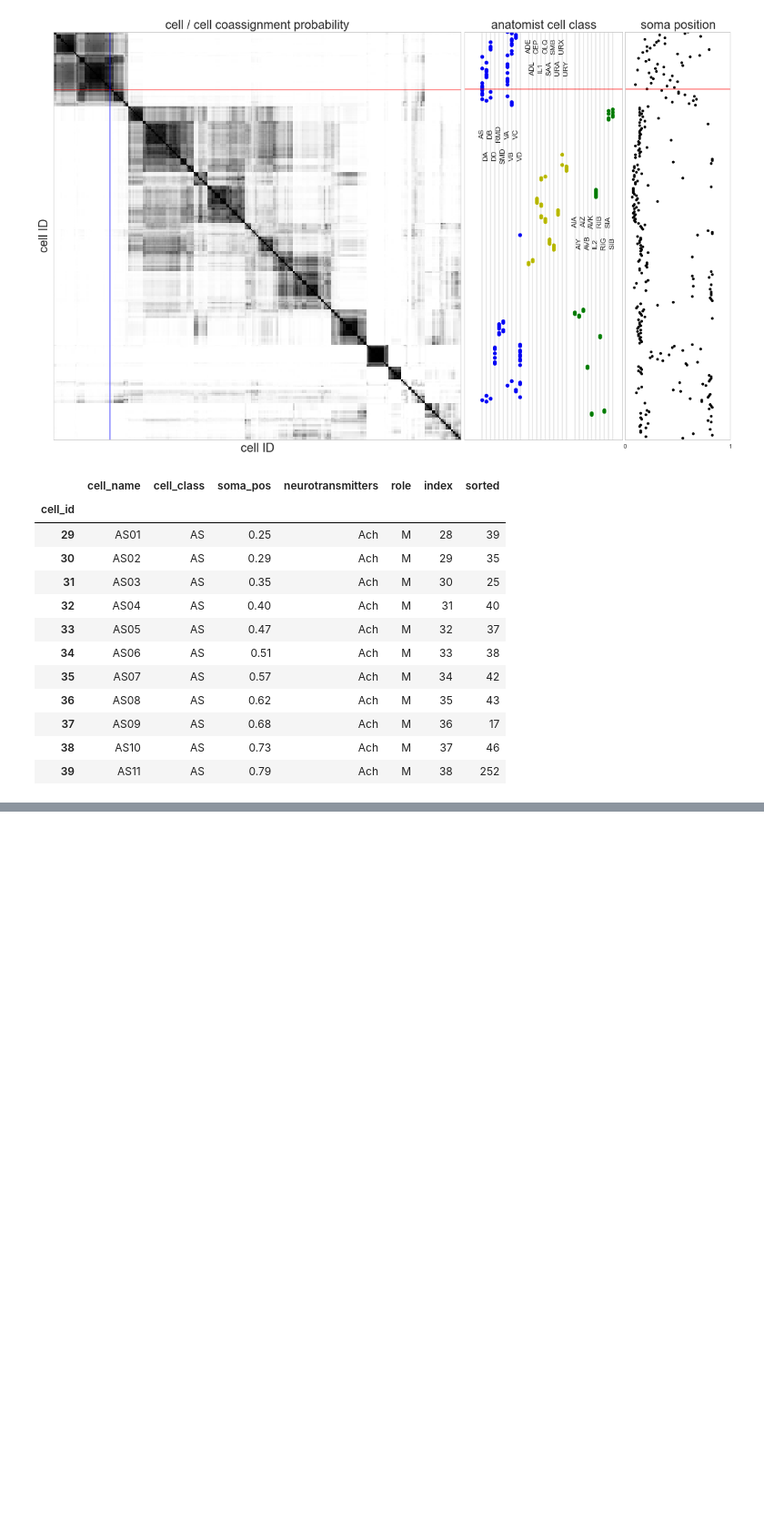
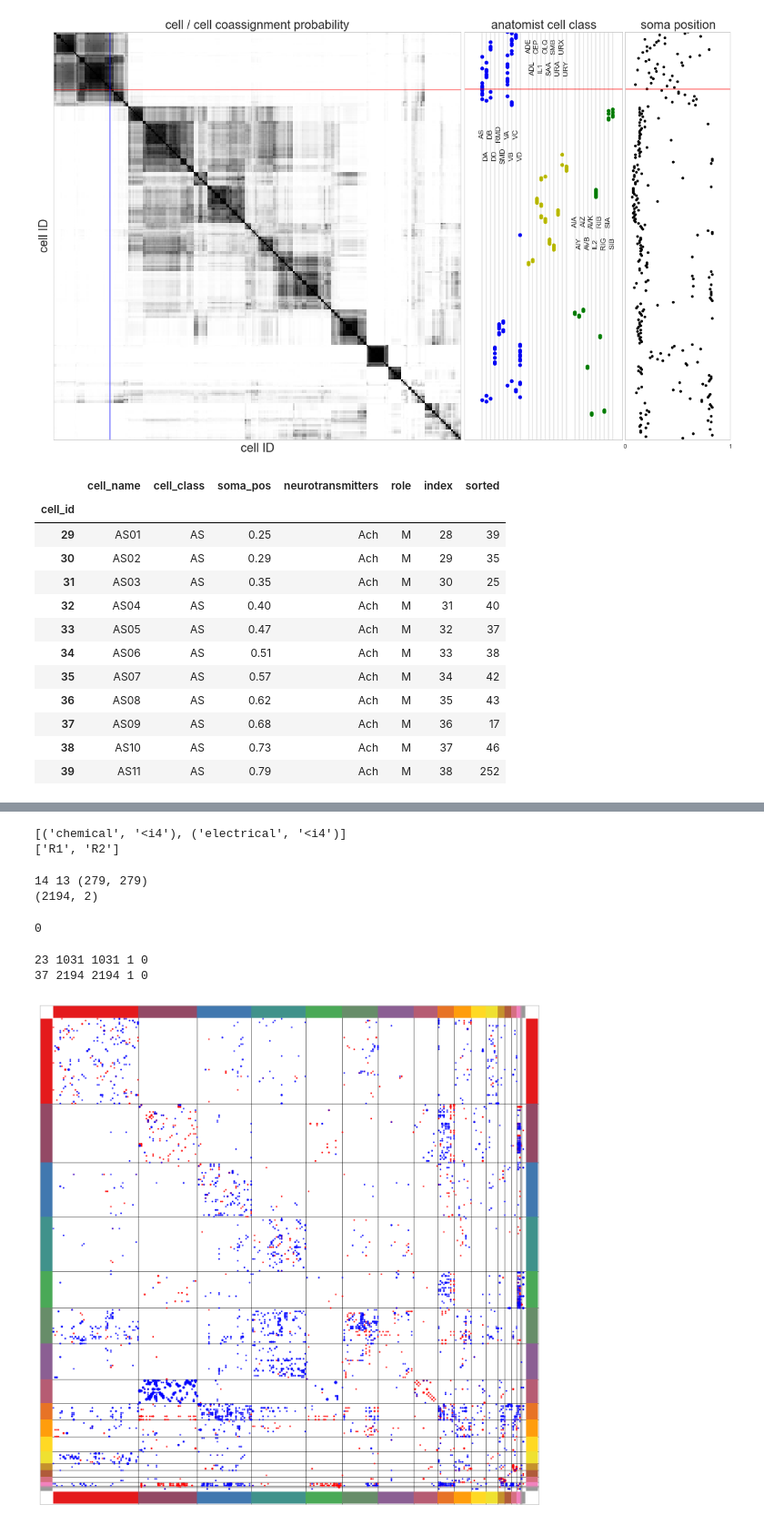
Before and after one commit to ericmjonas/connectodiscovery, a Jupyter notebook: experiments/celegans/plots.ipynb, the cells around one changed output, grey strips where cells are left out. Shown: that part at 91% size. Cells and saved outputs as stored; diff of their text form; code cells hidden in the pictures; blank space fills up the shorter version.

```diff
--- a/experiments/celegans/plots.ipynb
+++ b/experiments/celegans/plots.ipynb
@@ -229,0 +253,75 @@ neurons[neurons.cell_class=='AS']
+# %%
+latent_domain = latent['domains']['d1']
+assign = latent_domain['assignment']
+ca = irm.util.canonicalize_assignment(assign)
+
+# randomize CA
+max_ca = np.max(ca)
+np.random.seed(1)
+swap_table = np.arange(max_ca+1) #  np.random.permutation(max_ca+1)
+ca = swap_table[ca]
+
+mapping = {k:v for k, v, in zip(assign, ca)}
+neurons['sample_sorted'] = ca
+# %%
+print meta['conn_matrix'].dtype
+print latent['relations'].keys()
+# %% [output]
+[('chemical', '<i4'), ('electrical', '<i4')]
+['R1', 'R2']
+# %%
+print len(group_colors), len(borders), mat.shape
+print np.argwhere(mat['chemical'] > 0).shape
+np.argwhere(mat['electrical'] > 0)
+mat['electrical'][0, 11]
+# %% [output]
+14 13 (279, 279)
+(2194, 2)
+0
+# %%
+
+fig = pylab.figure(figsize=(12, 12))
+#assign = np.array(most_prob_sample.assign.tolist()).flatten()
+#assign = irm.util.canonicalize_assignment(assign)
+# FIXME Actually find most probable sample
+
+cell_order = np.argsort(ca).flatten()
+ax = fig.add_subplot(1, 1, 1)
+mat = meta['conn_matrix'][cell_order]
+mat = mat[:, cell_order]
+
+for c, conn_type in [('r', 'electrical'), ('b', 'chemical')]:
+    w = np.argwhere(mat[conn_type] > 0)
+    s = mat[conn_type][mat[conn_type] > 0].flatten()
+    print np.max(s), len(s), len(w), np.min(s) , np.argmin(s)
+    ax.scatter(w[:, 0], w[:, 1], c=c, edgecolor='none', s=np.sqrt(s)*4)
+
+borders = np.argwhere(np.diff(ca[cell_order])).flatten()
+
+ax.set_xticks([])
+ax.set_yticks([])
+
+group_colors = cm.Set1(np.linspace(0, 1, len(np.unique(ca))))
+#group_colors = np.random.permutation(group_colors)
+prev = 0
+
+BORDER_WIDTH = 4
+N = mat.shape[0]
+for b, fc in zip(borders.tolist()  + [N], group_colors):
+    ax.plot([prev, b], [-BORDER_WIDTH, -BORDER_WIDTH], c=fc, linewidth=BORDER_WIDTH*4, solid_capstyle="butt")
+    ax.plot([-BORDER_WIDTH, -BORDER_WIDTH], [prev, b], c=fc, linewidth=BORDER_WIDTH*4, solid_capstyle="butt")
+    ax.plot([prev, b], [N+BORDER_WIDTH, N+BORDER_WIDTH], c=fc, linewidth=BORDER_WIDTH*4, solid_capstyle="butt")
+    ax.plot([N+BORDER_WIDTH, N+BORDER_WIDTH], [prev, b], c=fc, linewidth=BORDER_WIDTH*4, solid_capstyle="butt")
+    prev = b
+
+for p in borders:
+    ax.axhline(p, c='k', linewidth=1, alpha=0.5, zorder=-1)
+    ax.axvline(p, c='k', linewidth=1, alpha=0.5, zorder=-1)
+ax.set_ylim(BORDER_WIDTH*2 + N, -BORDER_WIDTH*2 )
+ax.set_xlim( -BORDER_WIDTH*2 , BORDER_WIDTH*2 + N)
+
+fig.savefig("tgt.bestsample.connmat.clustered.pdf")
+# %% [output]
+23 1031 1031 1 0
+37 2194 2194 1 0
+[figure, added]
```
Also changed, not shown: parts of 6 cells of this notebook, 17 other files.
